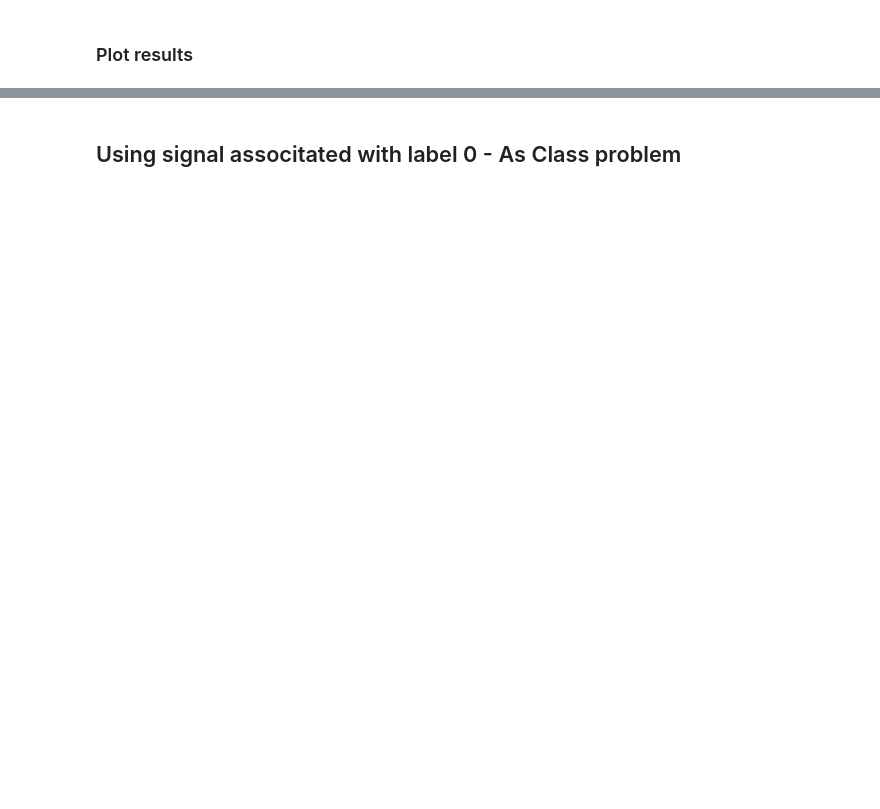
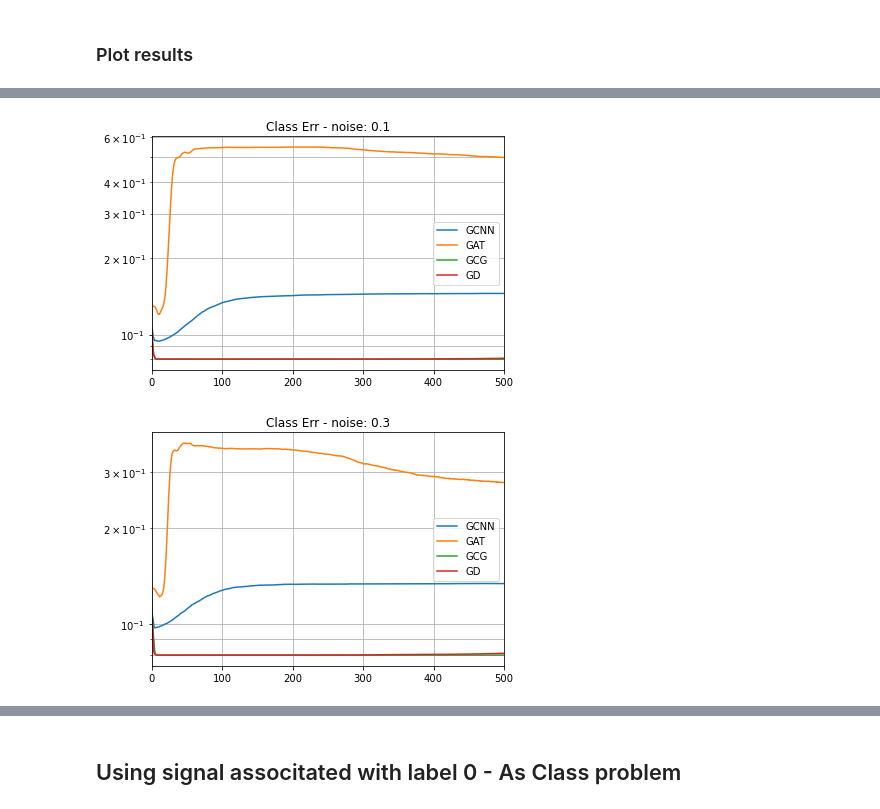
Before and after one commit to reysam93/Graph_Deep_Decoder, a Jupyter notebook: denoise_cora.ipynb, the cells around one changed output, grey strips where cells are left out. Cells and saved outputs as stored; diff of their text form; code cells hidden in the pictures; blank space fills up the shorter version.

```diff
--- a/denoise_cora.ipynb
+++ b/denoise_cora.ipynb
@@ -435,0 +466,11 @@ GD (7550.0):    61.1794 98.5280
+# %%
+# Last Act Funct: Sigmoig
+best_mean_err, _, _, _ = get_best_err(err)
+mse_norm = mse/np.linalg.norm(x)**2
+best_mean_mse, _, _, _ = get_best_err(mse_norm)
+
+figs = plot_iter_err(np.mean(err[:,:,4:8,:], axis=1), 'Class Err - noise')
+# figs = plot_iter_err(np.mean(mse, axis=1), 'Median MSE - noise')
+# %% [output]
+[figure, added]
+[figure, added]
```
Also changed, not shown: parts of 26 cells of this notebook, 6 other files.
